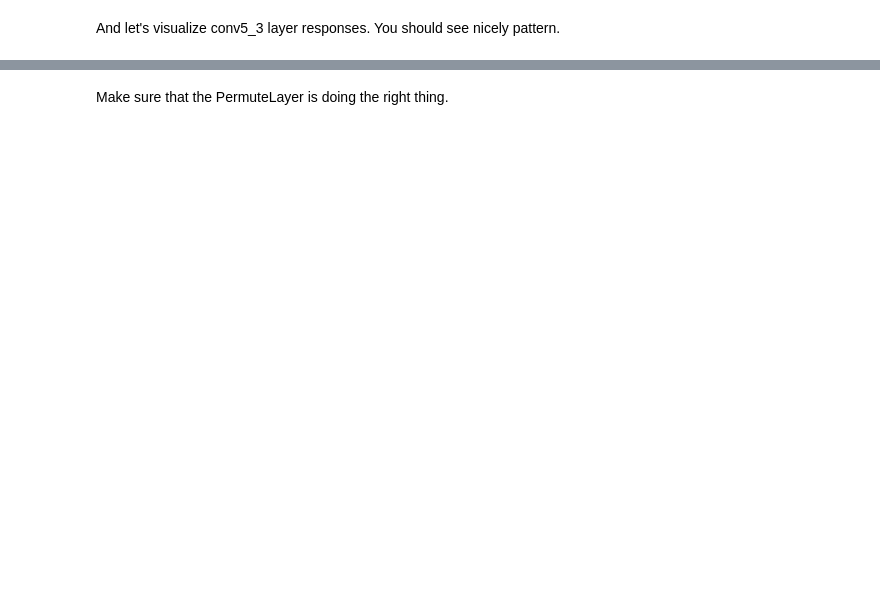
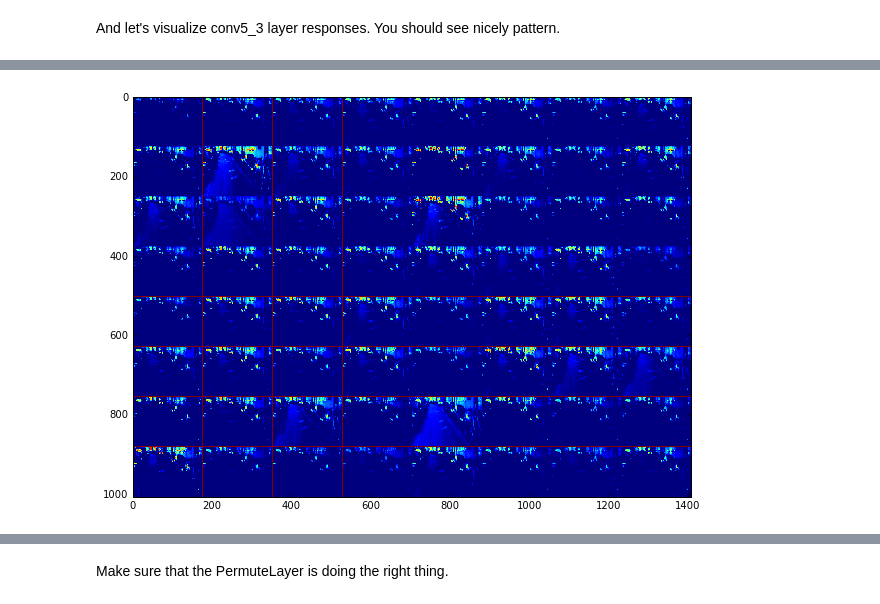
Before and after one commit to youngwanLEE/caffe, a Jupyter notebook: examples/ssd_lyw.ipynb, the cells around one changed output, grey strips where cells are left out. Drawn from its saved outputs; the diff is of its cells as text; code cells hidden in the pictures; blank space fills up the shorter version.

```diff
--- a/examples/ssd_lyw.ipynb
+++ b/examples/ssd_lyw.ipynb
@@ -143,0 +152,5 @@ feat4.shape
+# %%
+
+vis_square(feat1, padval=1)
+# %% [output]
+[figure, added]
```
Also changed, not shown: parts of 18 cells of this notebook, 40 other files.
